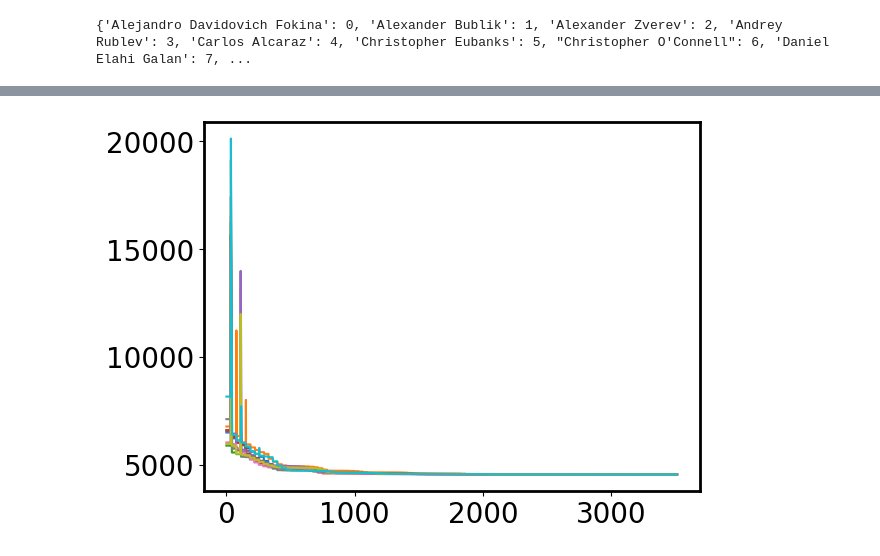
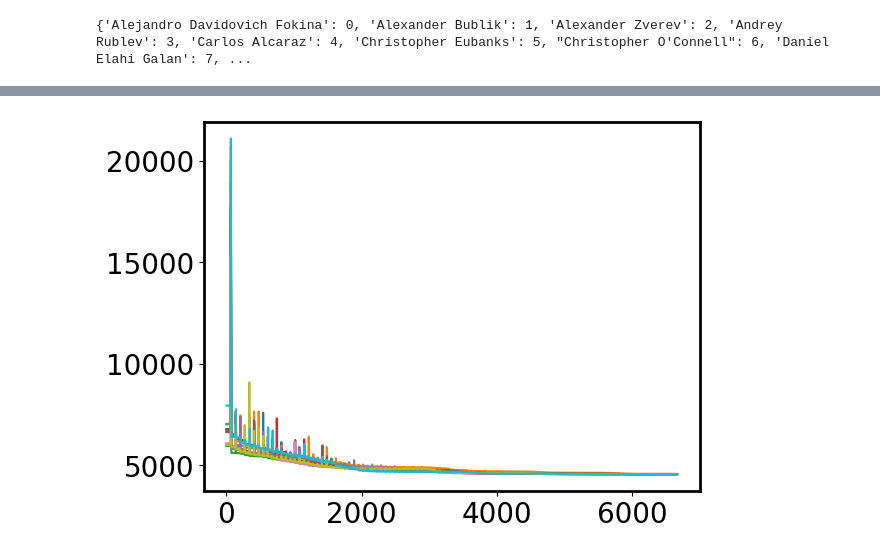
Before and after one commit to chengstones/20240201, a Jupyter notebook: Code/Player_with_markov.ipynb, the cells around one changed output, grey strips where cells are left out. Cells and saved outputs as stored; diff of their text form; code cells hidden in the pictures.

```diff
--- a/Code/Player_with_markov.ipynb
+++ b/Code/Player_with_markov.ipynb
@@ -121,10 +121,10 @@ print(np.sum(win_matrix_return_after_lose))
 # %%
 from scipy.optimize import minimize
 
-def log_likelihood(params, win_matrix_serve_start, win_matrix_return_start, win_matrix_serve_after_win, win_matrix_return_after_win, win_matrix_serve_after_lose, win_matrix_return_after_lose):
-    gamma = params[:-2]
-    theta = params[-2]
-    r = params[-1]
+def log_likelihood(params, win_matrix_serve_start, win_matrix_return_start, win_matrix_serve_after_win, win_matrix_return_after_win, win_matrix_serve_after_lose, win_matrix_return_after_lose,n):
+    gamma = params[:n]
+    r = params[n:-1]
+    theta = params[-1]
     global history
     likelihood = 0
     for i in range(len(gamma)):
@@ -136,46 +136,47 @@ def log_likelihood(params, win_matrix_serve_start, win_matrix_return_start, win_
             e = win_matrix_serve_after_lose[i, j]
             f = win_matrix_return_after_lose[i, j]
             # likelihood += a * (np.log(theta * gamma[i] / (theta * gamma[i] + gamma[j]))) + b * (np.log(gamma[j] / (theta * gamma[i] + gamma[j])))
             likelihood += a * (np.log(theta * gamma[i] / (theta * gamma[i] + gamma[j]))) + \
                 b * (np.log(gamma[i] / (gamma[i] + theta * gamma[j]))) + \
-                c * (np.log(r * theta * gamma[i] / (r * theta * gamma[i] + gamma[j]))) + \
-                d * (np.log(r * gamma[i] / (r * gamma[i] + theta * gamma[j]))) + \
-                e * (np.log(theta * gamma[i] / (theta * gamma[i] + r * gamma[j]))) + \
-                f * (np.log(gamma[i] / (gamma[i] + r * theta * gamma[j])))
+                c * (np.log(r[i] * theta * gamma[i] / (r[i] * theta * gamma[i] + 1 / r[j] * gamma[j]))) + \
+                d * (np.log(r[i] * gamma[i] / (r[i] * gamma[i] + + 1 / r[j] * theta * gamma[j]))) + \
+                e * (np.log(1 / r[i] * theta * gamma[i] / (1 / r[i] * theta * gamma[i] + r[j] * gamma[j]))) + \
+                f * (np.log(1 / r[i] * gamma[i] / (1 / r[i] * gamma[i] + r[j] * theta * gamma[j])))
     history.append(-likelihood)
     return -likelihood
 
 def Bradley_Terry(win_matrix_serve_start, win_matrix_return_start, win_matrix_serve_after_win, win_matrix_return_after_win, win_matrix_serve_after_lose, win_matrix_return_after_lose):
     # 初始化参数, (0, 1) 之间
-    gamma_theta = np.random.RandomState(seed).uniform(1, 1000, len(player) + 2)
-    gamma_theta[-1] = np.random.RandomState(seed).uniform(0.5, 2)
-    gamma_theta[-2] = np.random.RandomState(seed).uniform(0.5, 2)
+    n = len(player)
+    gamma_theta = np.random.RandomState(seed).uniform(1, 1000, 2 * n + 1)
+    gamma_theta[n:-1] = np.random.RandomState(seed).uniform(0.5, 2, n)
+    gamma_theta[-1] = np.random.RandomState(seed).uniform(0.5, 2, 1)
 
     # gamma_theta[:-1] = -np.log(gamma_theta[:-1])
     # 优化, gamma_theta 位于 (0, 1) 之间
-    constraints = ({'type': 'ineq', 'fun': lambda x: x - 1})
-    result = minimize(log_likelihood, gamma_theta, args=(win_matrix_serve_start, win_matrix_return_start, win_matrix_serve_after_win, win_matrix_return_after_win, win_matrix_serve_after_lose, win_matrix_return_after_lose), constraints=constraints)
-    gamma = result.x[:-2]
-    theta = result.x[-2]
-    r = result.x[-1]
+    constraints = ({'type': 'ineq', 'fun': lambda x: x - 0.8})
+    result = minimize(log_likelihood, gamma_theta, args=(win_matrix_serve_start, win_matrix_return_start, win_matrix_serve_after_win, win_matrix_return_after_win, win_matrix_serve_after_lose, win_matrix_return_after_lose, n), constraints=constraints)
+    gamma = result.x[:n]
+    r = result.x[n:-1]
+    theta = result.x[-1]
     cross_entropy = result.fun
     return gamma, theta, r, cross_entropy
 
 gamma_list = []
 theta_list = []
 r_list = []
 history_list = []
 for seed in range(10):
     history = []
     gamma_serve, theta_serve, r, cross_entropy = Bradley_Terry(win_matrix_serve_start, win_matrix_return_start, win_matrix_serve_after_win, win_matrix_return_after_win, win_matrix_serve_after_lose, win_matrix_return_after_lose)
     plt.plot(history, label=f'seed={seed}')
     gamma_serve = gamma_serve / np.sum(gamma_serve)
     gamma_list.append(gamma_serve)
     theta_list.append(theta_serve)
     r_list.append(r)
     history_list.append(history)
 # %% [output]
-[figure, old version]
+[figure, new version]
 # %%
 # save
 import os
```
Also changed, not shown: parts of 5 cells of this notebook, 32 other files.
